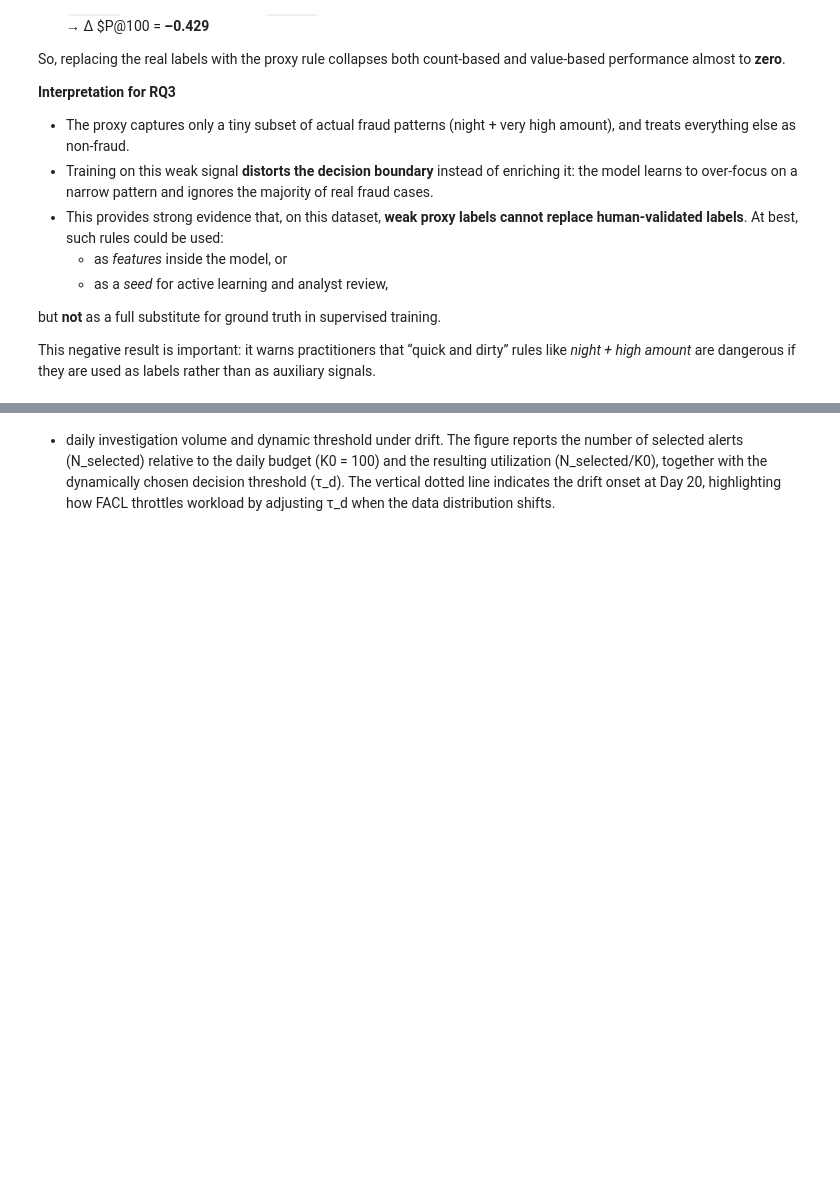
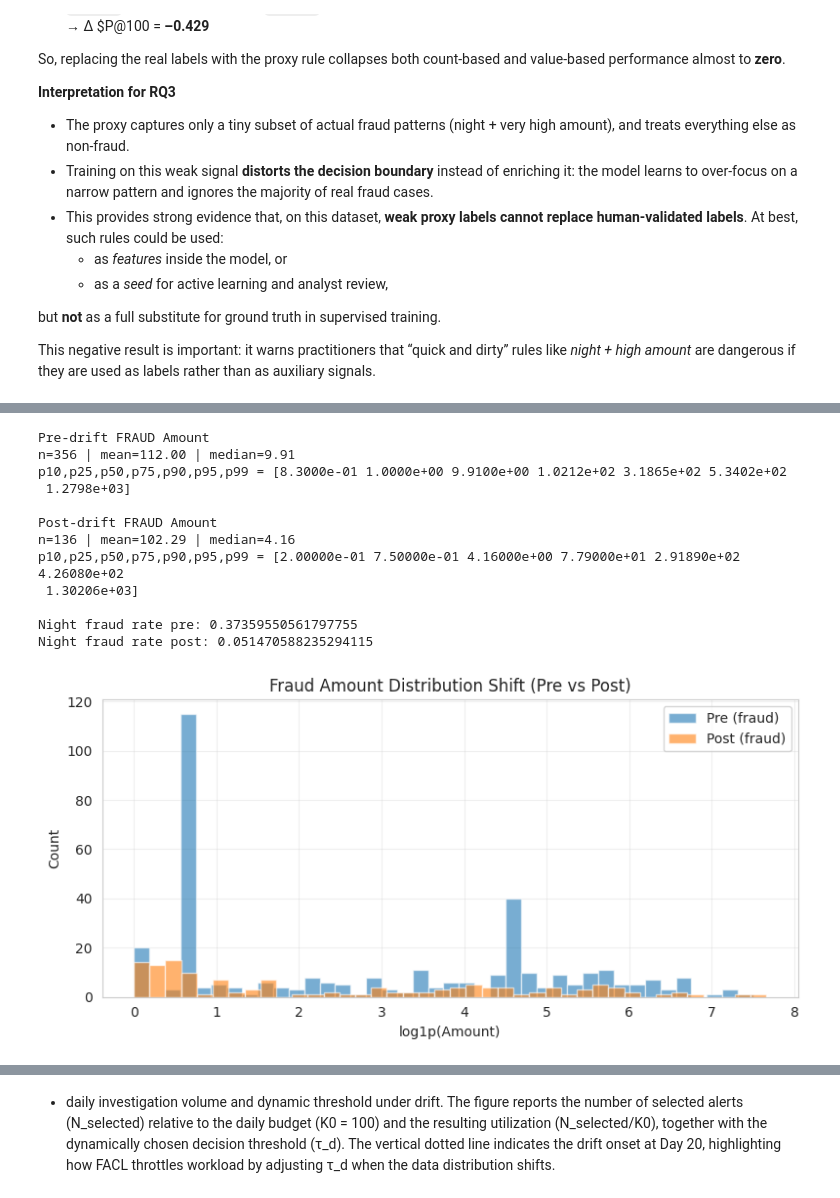
Before and after one commit to ayagit1/Operational-Resilience-in-Fraud-Detection, a Jupyter notebook: Operational_Resilience_in_Fraud_Detection.ipynb, the cells around one changed output, grey strips where cells are left out. Saved outputs shown, nothing was run; the diff lists cells and outputs as text; code cells hidden in the pictures; blank space fills up the shorter version.

```diff
--- a/Operational_Resilience_in_Fraud_Detection.ipynb
+++ b/Operational_Resilience_in_Fraud_Detection.ipynb
@@ -1989,11 +1684,0 @@ print("\n✓ Strategic drift injected — now use df_with_drift inside your FACL
-# %%
-pre = df_with_drift[(df_with_drift["Day"] < DRIFT_START) & (df_with_drift["Class"] == 1)]
-post = df_with_drift[(df_with_drift["Day"] >= DRIFT_START) & (df_with_drift["Class"] == 1)]
-
-print("\nSanity check (fraud only):")
-print("Pre  mean Amount:", pre["Amount"].mean(), "| median:", pre["Amount"].median())
-print("Post mean Amount:", post["Amount"].mean(), "| median:", post["Amount"].median())
-
-if "Is_Night" in df_with_drift.columns:
-    print("Pre  night rate:", pre["Is_Night"].mean())
-    print("Post night rate:", post["Is_Night"].mean())
@@ -2537,0 +2272,42 @@ Corr(N_Selected_FACL, NetValue_Gain):  -0.488
+# %%
+# ============================================================================
+# Distribution check (fraud-only)
+# ============================================================================
+def describe_amounts(title, s):
+    s = np.asarray(s)
+    qs = np.percentile(s, [10, 25, 50, 75, 90, 95, 99])
+    print(f"\n{title}")
+    print(f"n={len(s)} | mean={np.mean(s):.2f} | median={np.median(s):.2f}")
+    print("p10,p25,p50,p75,p90,p95,p99 =", np.round(qs, 2))
+
+describe_amounts("Pre-drift FRAUD Amount", pre_f["Amount"].values)
+describe_amounts("Post-drift FRAUD Amount", post_f["Amount"].values)
+
+if "Is_Night" in df_with_drift.columns:
+    print("\nNight fraud rate pre:", pre_f["Is_Night"].mean())
+    print("Night fraud rate post:", post_f["Is_Night"].mean())
+
+plt.figure(figsize=(8, 4))
+plt.hist(np.log1p(pre_f["Amount"]), bins=40, alpha=0.6, label="Pre (fraud)")
+plt.hist(np.log1p(post_f["Amount"]), bins=40, alpha=0.6, label="Post (fraud)")
+plt.xlabel("log1p(Amount)")
+plt.ylabel("Count")
+plt.title("Fraud Amount Distribution Shift (Pre vs Post)")
+plt.grid(alpha=0.3)
+plt.legend()
+plt.tight_layout()
+plt.show()
+# %% [output]
+Pre-drift FRAUD Amount
+n=356 | mean=112.00 | median=9.91
+p10,p25,p50,p75,p90,p95,p99 = [8.3000e-01 1.0000e+00 9.9100e+00 1.0212e+02 3.1865e+02 5.3402e+02
+ 1.2798e+03]
+
+Post-drift FRAUD Amount
+n=136 | mean=102.29 | median=4.16
+p10,p25,p50,p75,p90,p95,p99 = [2.00000e-01 7.50000e-01 4.16000e+00 7.79000e+01 2.91890e+02 4.26080e+02
+ 1.30206e+03]
+
+Night fraud rate pre: 0.37359550561797755
+Night fraud rate post: 0.051470588235294115
+[figure, added]
```
Also changed, not shown: parts of 62 cells of this notebook.
